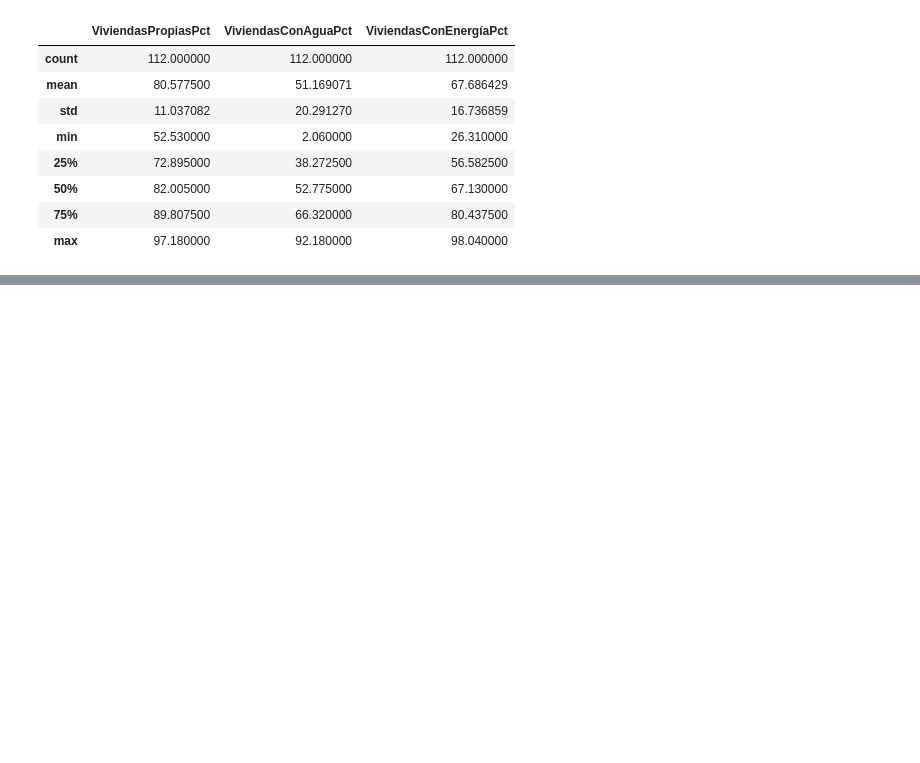
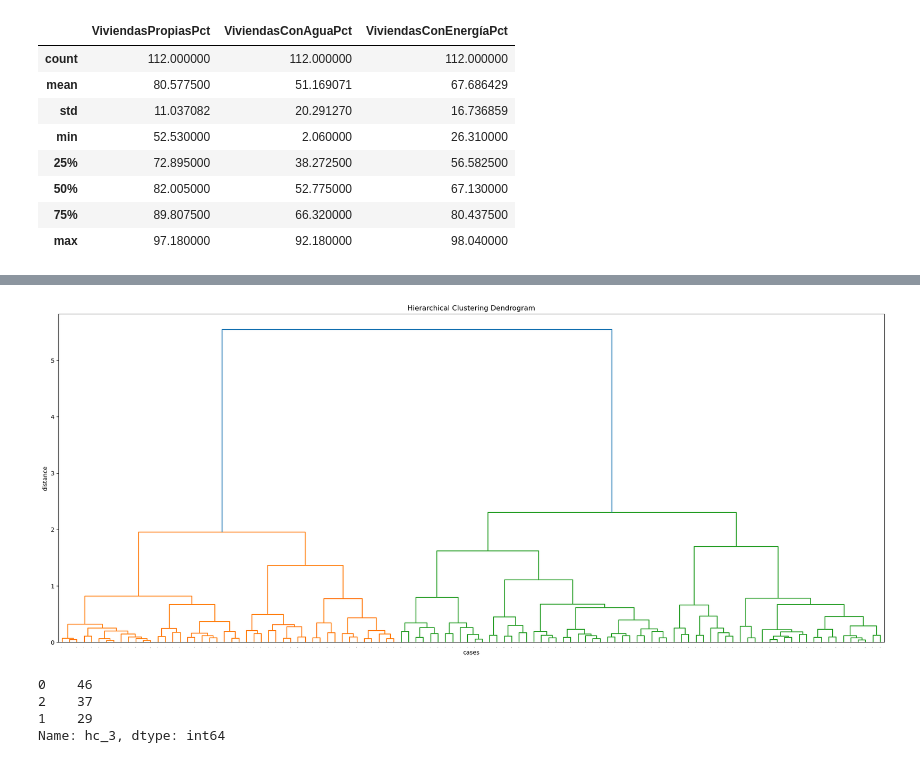
Before and after one commit to FabianRomero20/Examen2, a Jupyter notebook: Ejercicios_Finales.ipynb, the cells around one changed output, grey strips where cells are left out. Drawn from its saved outputs; the diff is of its cells as text; code cells hidden in the pictures; blank space fills up the shorter version.

```diff
--- a/Ejercicios_Finales.ipynb
+++ b/Ejercicios_Finales.ipynb
@@ -568,0 +569,18 @@ dataBolmap.to_file(os.path.join('maps',"dataMapBolivia.gpkg"), layer='provincias
+# %%
+from scipy.cluster import hierarchy as hc
+
+
+Z = hc.linkage(qt_result, 'ward')
+# calculate full dendrogram
+plt.figure(figsize=(25, 10))
+plt.title('Hierarchical Clustering Dendrogram')
+plt.xlabel('cases')
+plt.ylabel('distance')
+hc.dendrogram(
+    Z,
+    leaf_rotation=90.,  # rotates the x axis labels
+    leaf_font_size=1,  # font size for the x axis labels
+)
+plt.show()
+# %% [output]
+[figure, added]
@@ -568,0 +595,7 @@ dataBolmap.to_file(os.path.join('maps',"dataMapBolivia.gpkg"), layer='provincias
+# %%
+dataBolmap["hc_3"].value_counts()
+# %% [output]
+0    46
+2    37
+1    29
+Name: hc_3, dtype: int64
```
Also changed, not shown: parts of 31 cells of this notebook.
